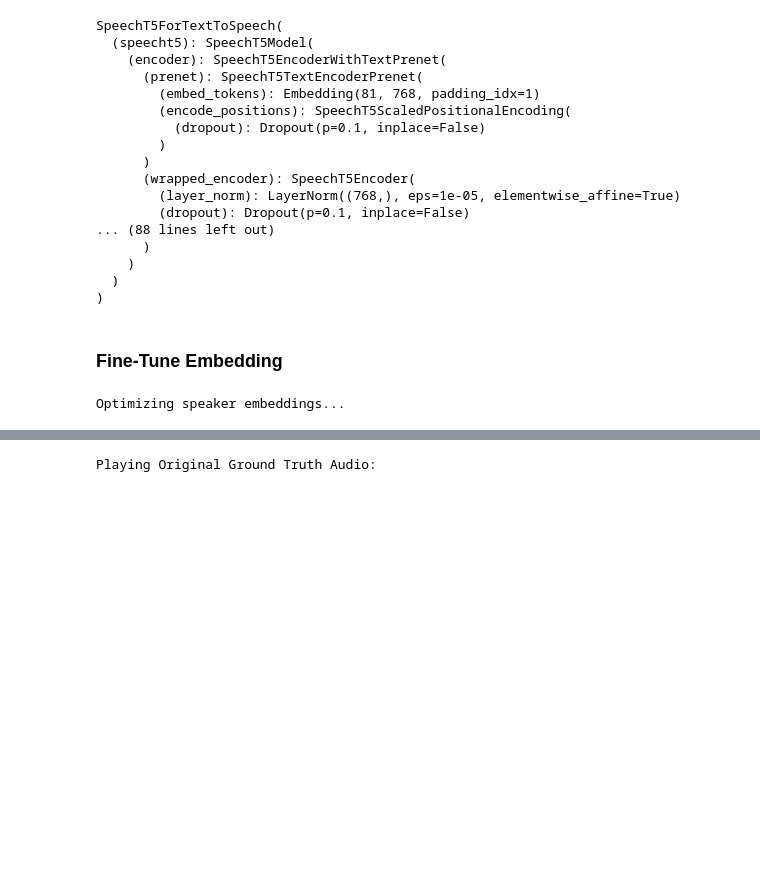
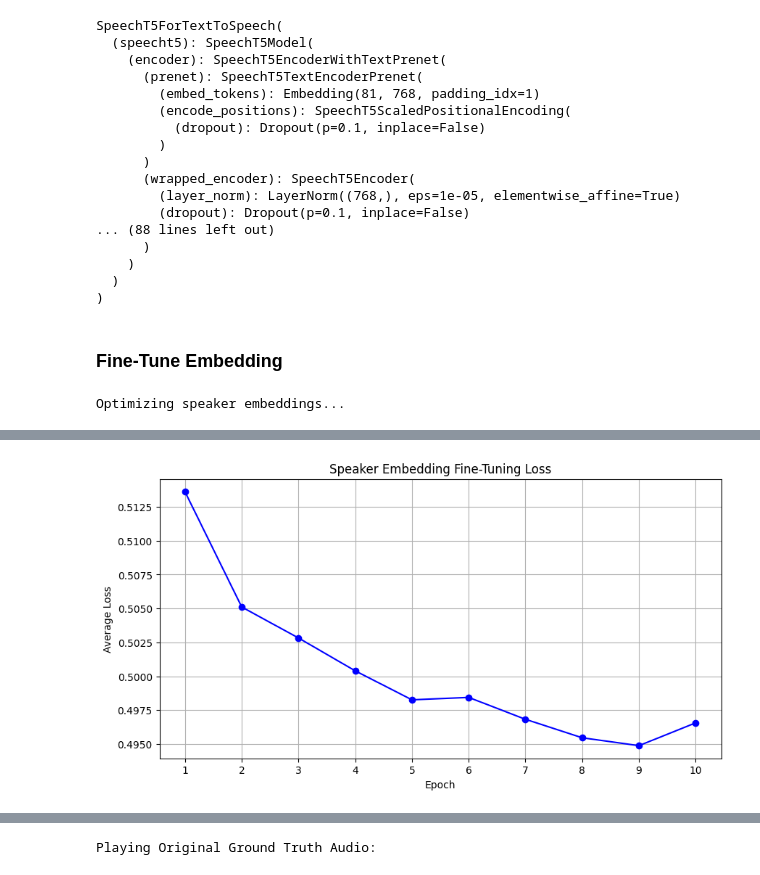
Before and after one commit to NandhaKumaranMarimuthu/DL_Project, a Jupyter notebook: speaker_embedding_ft/embedding_ft.ipynb, the cells around one changed output, grey strips where cells are left out. Saved outputs shown, nothing was run; the diff lists cells and outputs as text; code cells hidden in the pictures; blank space fills up the shorter version.

```diff
--- a/speaker_embedding_ft/embedding_ft.ipynb
+++ b/speaker_embedding_ft/embedding_ft.ipynb
@@ -294,10 +289,12 @@ SpeechT5ForTextToSpeech(
 # %% [markdown]
 ### Fine-Tune Embedding
 # %%
+import matplotlib.pyplot as plt
+
 lr = 1e-4
 num_epochs = 10
 batch_size = 8
-optimizer = torch.optim.AdamW(speaker_bank.parameters(), lr=lr)
+optimizer = torch.optim.Adam(speaker_bank.parameters(), lr=lr)
 
 train_loader = DataLoader(
     dataset['train'],
@@ -305,7 +302,11 @@ train_loader = DataLoader(
     shuffle=True,
     collate_fn=data_collator
 )
+
 print("Optimizing speaker embeddings...")
+
+# store loss values
+epoch_losses = []
 
 for epoch in range(num_epochs):
     total_loss = 0
@@ -339,11 +340,24 @@ for epoch in range(num_epochs):
 
         progress_bar.set_postfix({"loss": f"{loss.item():.4f}"})
 
+    # store average loss
     avg_loss = total_loss / len(train_loader)
+    epoch_losses.append(avg_loss)
+
     print(f"Epoch {epoch+1} Average Loss: {avg_loss:.5f}")
 
 # save the bank
 torch.save(speaker_bank.state_dict(), "speaker_embeddings_ft.pt")
 print("Training Complete.")
+
+# 3. Plot the Learning Curve
+plt.figure(figsize=(10, 5))
+plt.plot(range(1, num_epochs + 1), epoch_losses, marker='o', linestyle='-', color='b')
+plt.title('Speaker Embedding Fine-Tuning Loss')
+plt.xlabel('Epoch')
+plt.ylabel('Average Loss')
+plt.grid(True)
+plt.xticks(range(1, num_epochs + 1))
+plt.show()
 # %% [output]
 Optimizing speaker embeddings...
@@ -360 +374,2 @@ Epoch 10 Average Loss: 0.49164
 Training Complete.
+[figure, added]
```
Also changed, not shown: parts of 20 cells of this notebook, 6 other files.
